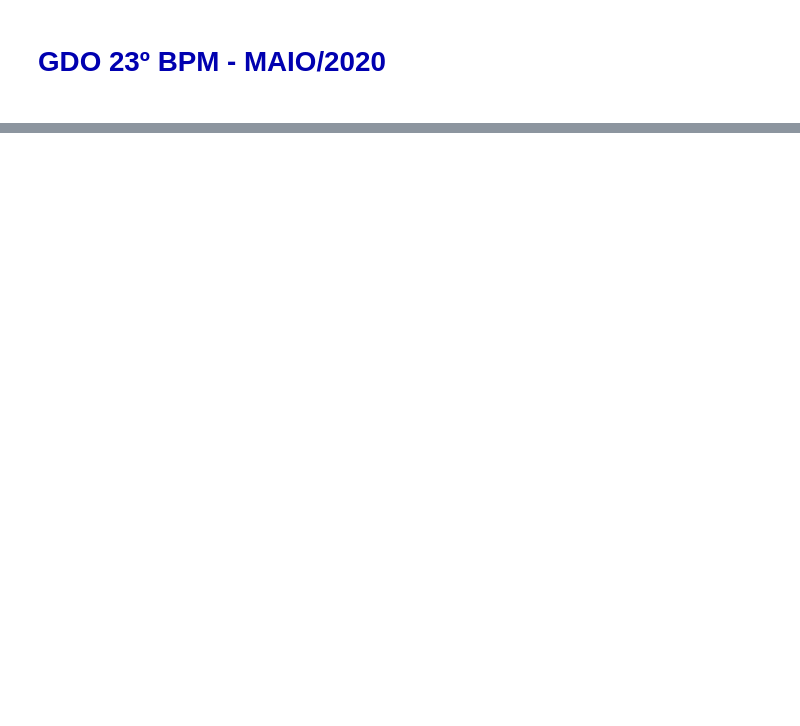
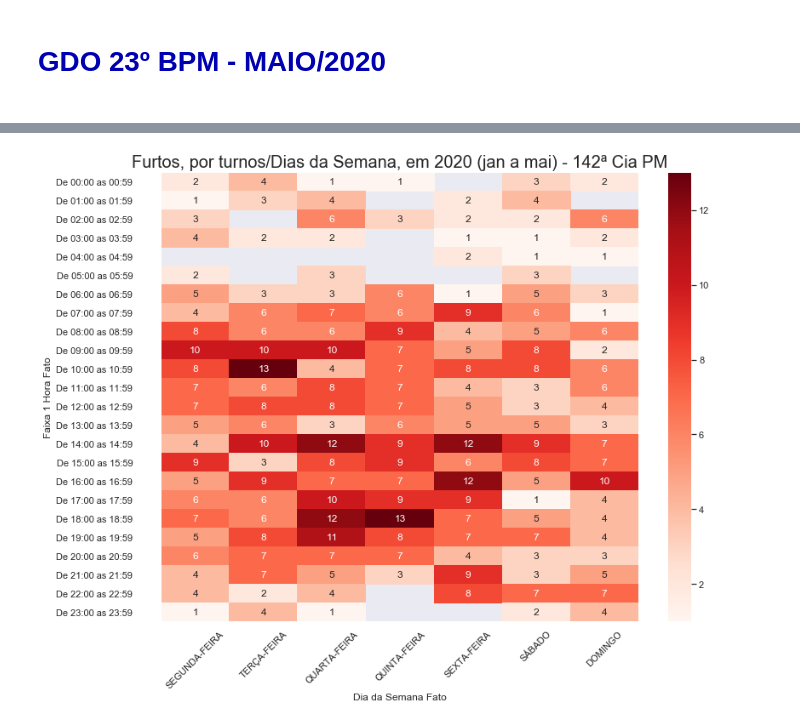
Before and after one commit to WENDEL4891/gdo-pandas, a Jupyter notebook: Dados do Armazém.ipynb, the cells around one changed output, grey strips where cells are left out. Cells and saved outputs as stored; diff of their text form; code cells hidden in the pictures; blank space fills up the shorter version.

```diff
--- a/Dados do Armazém.ipynb
+++ b/Dados do Armazém.ipynb
@@ -3,0 +6,18 @@
+# %%
+semana_hora_142 = bd_dados['tqf'][
+    ( bd_dados['tqf']['23_CIA'] == '142 CIA' )
+    & ( bd_dados['tqf']['MES'] <= 5 )
+].pivot_table(
+    aggfunc=sum,
+    index=['Faixa 1 Hora Fato'],
+    columns='Dia da Semana Fato',
+    values='Qtde Ocorrências'
+).reindex(columns=[
+    'SEGUNDA-FEIRA',
+    'TERÇA-FEIRA',
+    'QUARTA-FEIRA',
+    'QUINTA-FEIRA',
+    'SEXTA-FEIRA',
+    'SÁBADO',
+    'DOMINGO'
+])
@@ -3,0 +41,18 @@
+# %%
+import seaborn as sns
+import matplotlib.pyplot as plt
+sns.set()
+fig = plt.figure(figsize=(12,9))
+sns.heatmap(semana_hora_142, cmap='Reds', annot=True)
+plt.yticks(rotation=0)
+plt.xticks(rotation=45)
+plt.tight_layout()
+plt.title(
+    'Furtos, por turnos/Dias da Semana, em 2020 (jan a mai) - 142ª Cia PM',
+    fontsize=20
+)
+fig.align_ylabels()
+plt.savefig('Mapa Calor Furtos - 142 Cia - Jan a Maio.pdf', bbox_inches='tight')
+plt.show()
+# %% [output]
+[figure, added]
```
Also changed, not shown: parts of 6 cells of this notebook, 6 other files.
